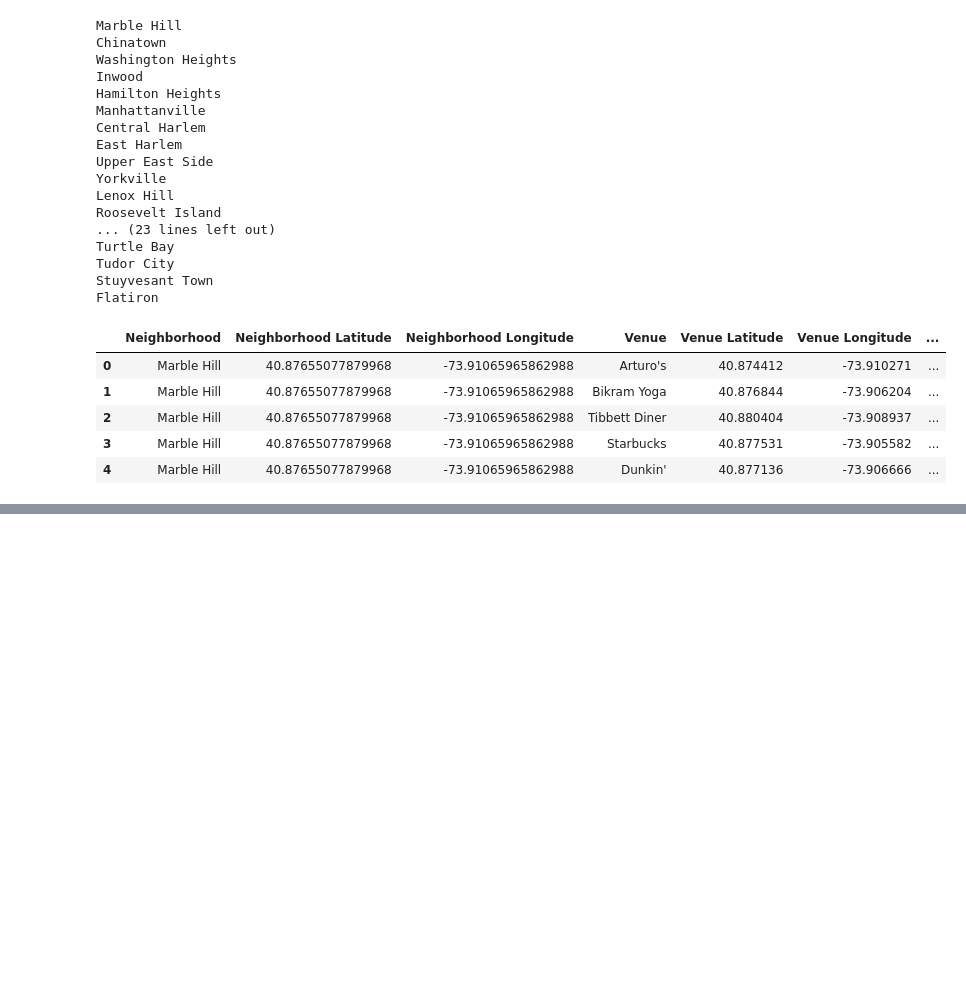
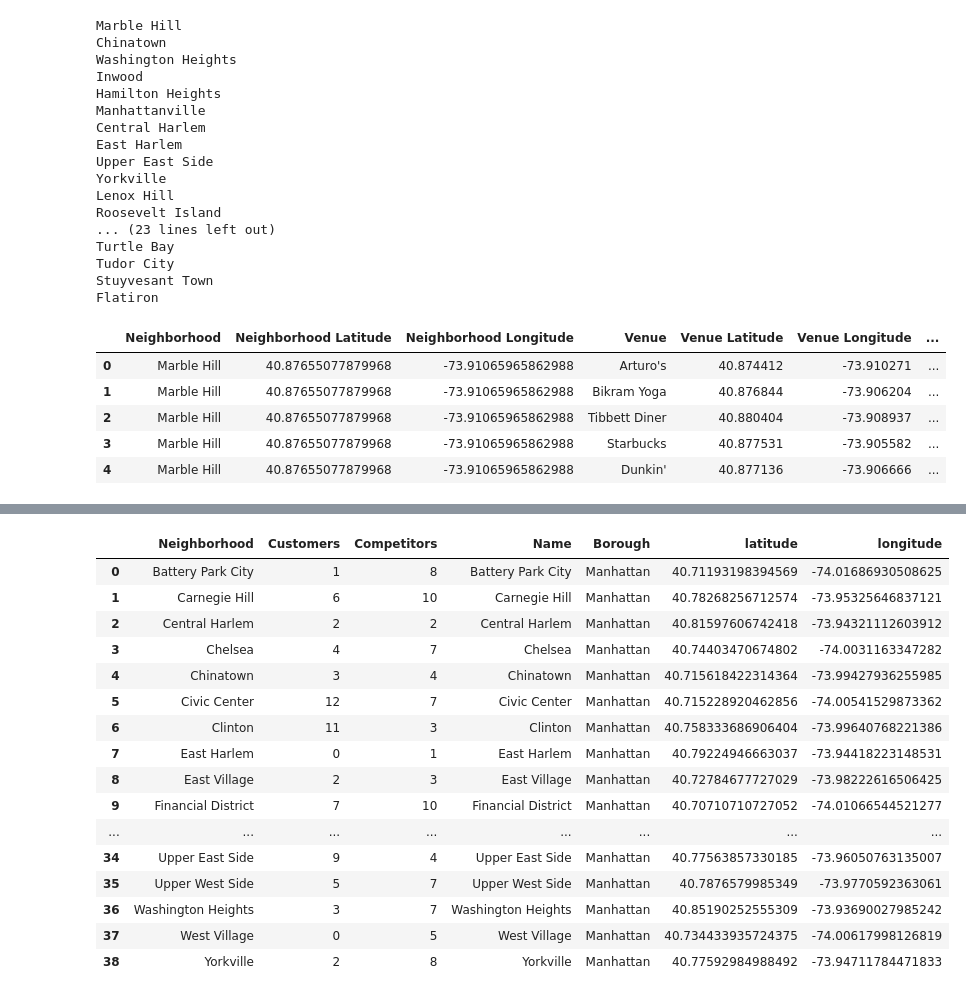
Before and after one commit to pmukher/Coursera_Capstone, a Jupyter notebook: NewYork_Coffee_Shops_Location_Explorer.ipynb, the cells around one changed output, grey strips where cells are left out. Saved outputs shown, nothing was run; the diff lists cells and outputs as text; code cells hidden in the pictures; blank space fills up the shorter version.

```diff
--- a/NewYork_Coffee_Shops_Location_Explorer.ipynb
+++ b/NewYork_Coffee_Shops_Location_Explorer.ipynb
@@ -286,0 +357,24 @@ plt.show()
+# %%
+#Creating a new data frame with Neighborhood, Customers, Competitors, Latitude, Longitude
+manhattan_caffes = manhattan_grouped[['Neighborhood', 'Customers', 'Competitors']].copy()
+manhattan_data.head()
+manhattan_caffe_neighborhoods = pd.merge(manhattan_caffes, manhattan_data,  how='left', left_on=['Neighborhood'], right_on = ['Name'])
+manhattan_caffe_neighborhoods
+# %% [output]
+|  | Neighborhood | Customers | Competitors | Name | Borough | latitude | longitude |
+| 0 | Battery Park City | 1 | 8 | Battery Park City | Manhattan | 40.71193198394569 | -74.01686930508625 |
+| 1 | Carnegie Hill | 6 | 10 | Carnegie Hill | Manhattan | 40.78268256712574 | -73.95325646837121 |
+| 2 | Central Harlem | 2 | 2 | Central Harlem | Manhattan | 40.81597606742418 | -73.94321112603912 |
+| 3 | Chelsea | 4 | 7 | Chelsea | Manhattan | 40.74403470674802 | -74.0031163347282 |
+| 4 | Chinatown | 3 | 4 | Chinatown | Manhattan | 40.715618422314364 | -73.99427936255985 |
+| 5 | Civic Center | 12 | 7 | Civic Center | Manhattan | 40.715228920462856 | -74.00541529873362 |
+| 6 | Clinton | 11 | 3 | Clinton | Manhattan | 40.758333686906404 | -73.99640768221386 |
+| 7 | East Harlem | 0 | 1 | East Harlem | Manhattan | 40.79224946663037 | -73.94418223148531 |
+| 8 | East Village | 2 | 3 | East Village | Manhattan | 40.72784677727029 | -73.98222616506425 |
+| 9 | Financial District | 7 | 10 | Financial District | Manhattan | 40.70710710727052 | -74.01066544521277 |
+| ... | ... | ... | ... | ... | ... | ... | ... |
+| 34 | Upper East Side | 9 | 4 | Upper East Side | Manhattan | 40.77563857330185 | -73.96050763135007 |
+| 35 | Upper West Side | 5 | 7 | Upper West Side | Manhattan | 40.7876579985349 | -73.9770592363061 |
+| 36 | Washington Heights | 3 | 7 | Washington Heights | Manhattan | 40.85190252555309 | -73.93690027985242 |
+| 37 | West Village | 0 | 5 | West Village | Manhattan | 40.734433935724375 | -74.00617998126819 |
+| 38 | Yorkville | 2 | 8 | Yorkville | Manhattan | 40.77592984988492 | -73.94711784471833 |
```
Also changed, not shown: parts of 17 cells of this notebook.
